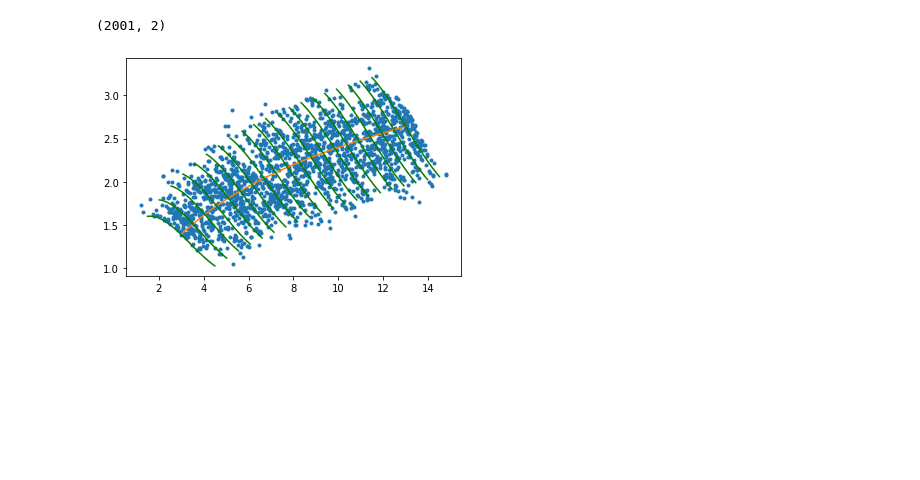
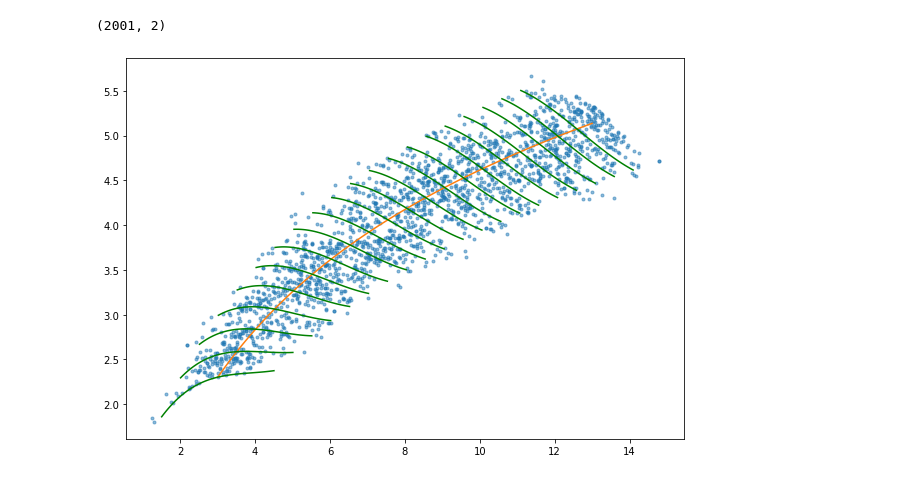
Before and after one commit to przemyslaw-zielinski/sf_nets, a Jupyter notebook: notebooks/test_2d.ipynb, the cells around one changed output. Drawn from its saved outputs; the diff is of its cells as text; code cells hidden in the pictures; blank space fills up the shorter version.

```diff
--- a/notebooks/test_2d.ipynb
+++ b/notebooks/test_2d.ipynb
@@ -56,0 +53,9 @@ plt.plot(*data.T, '.');
+# %%
+plt.figure(figsize=(10,7))
+plt.plot(*data.T, '.', alpha=0.5);
+u = np.linspace(3, 13, 100)
+plt.plot(u,u);
+for u0 in u[::5]:
+    u = 50*[u0]
+    v = np.linspace(u0-1.5, u0+1.5, 50)
+    plt.plot(u, v, color='g');
@@ -57,17 +64,23 @@ plt.plot(*data.T, '.');
 # %%
 # transformation
-fwdF = lambda u: np.asarray([u[1], np.log(1+u[1])+np.sin(.5*(u[0] - u[1]))])
+f = lambda r: np.log(1 + r**2)
+# g = lambda r: r**3 / (1 + r**2)
+g = lambda r: np.sin(.5 * r)
+F = lambda u,v: np.array([v, f(v) + g(u - v)])
+# fwdF = lambda u: np.asarray([u[1], np.log(1+u[1])+np.sin(.5*(u[0] - u[1]))])
 # %%
-dataF = fwdF(data.T).T
+dataF = F(*data.T).T
 # %%
 dataF.shape
 # %% [output]
 (2001, 2)
 # %%
-plt.plot(*dataF.T, '.');
-x = np.linspace(3, 13, 100)
-plt.plot(x, np.log(1+x)+np.sin(0));
-for u0 in np.linspace(3, 13, 20):
-    plt.plot(v:=np.linspace(u0-1.5, u0+1.5, 100), np.log(1+v)+np.sin(.5*(u0-v)), color='g')
+plt.figure(figsize=(10,7))
+plt.plot(*dataF.T, '.', alpha=.5);
+u = np.linspace(3, 13, 100)
+plt.plot(*F(u, u));
+for u0 in u[::5]:
+    v = np.linspace(u0-1.5, u0+1.5, 50)
+    plt.plot(*F(u0, v), color='g')
 # %% [output]
-[figure, old version]
+[figure, new version]
```
Also changed, not shown: parts of 2 cells of this notebook.
